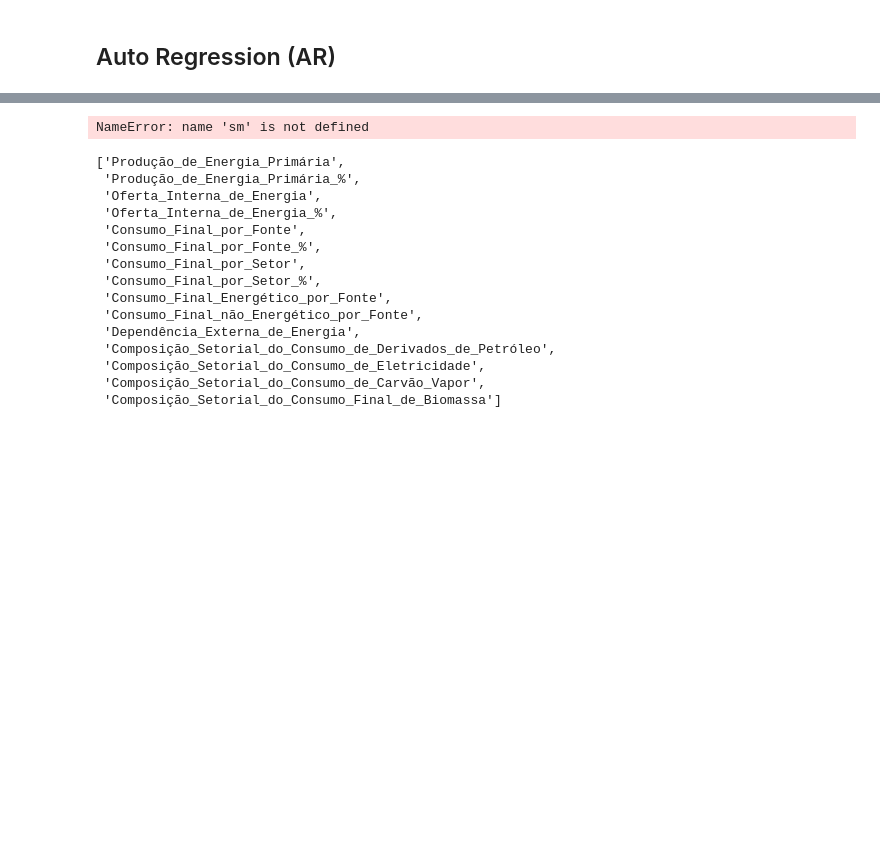
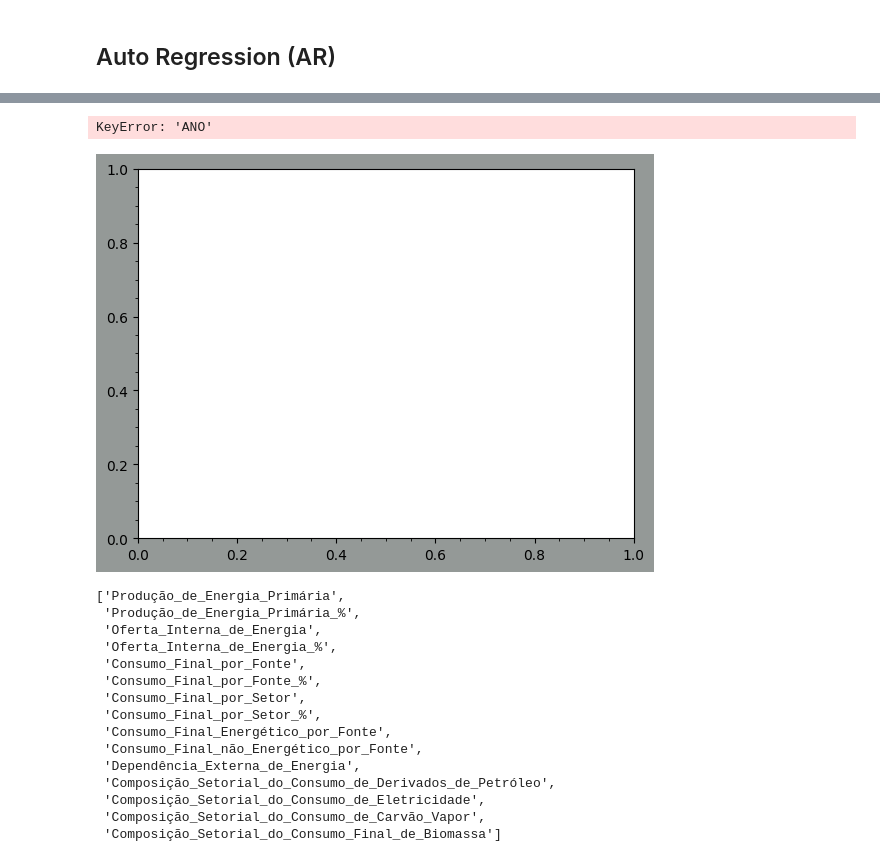
Before and after one commit to scrrpfv/projeto-ip, a Jupyter notebook: Analises/projecao.ipynb, the cells around one changed output, grey strips where cells are left out. Drawn from its saved outputs; the diff is of its cells as text; code cells hidden in the pictures; blank space fills up the shorter version.

Commit message:
Multidata funcional Fiz algumas alterações para poder usar o multidata para projeção Adicionei o pycache no gitignore

```diff
--- a/Analises/projecao.ipynb
+++ b/Analises/projecao.ipynb
@@ -13,7 +13,7 @@ from multidata import *
 # %% [markdown]
 ## Auto Regression (AR)
 # %%
-df = multidata(dict_analise_energetica)
+df = MultiData(dict_analise_energetica)
 # %%
 df[0]
 # %% [output]
@@ -35,5 +35,5 @@ df[0]
 | 51 | 2021 | 203837.857253 | 150386.112756 | 48462.373125 | 2639.624744 | 0.0 | 342.649195 | ... |
 | 52 | 2022 | 211079.310819 | 156397.802022 | 49970.612016 | 2311.042216 | 0 | 516.23987 | ... |
 # %%
-training_data = df[0][:40]
-testing_data = df[0][40:]
+training_data = df[0]['RENOVÁVEL'][:40]
+testing_data = df[0]['RENOVÁVEL'][40:]
@@ -40,9 +56,14 @@ testing_data = df[0][40:]
 # %%
-model = sm.tsa.ar_model.AutoReg(training_data, lags=1)
+model = sm.tsa.ar_model.AutoReg(np.asarray(training_data), lags=1)
 model_fit = model.fit()
-yhat = model_fit.predict()
+yhat = model_fit.predict(0, 80)
-# %% [output]
-NameError: name 'sm' is not defined
+# %%
+single = MultiData({'Forecast': yhat})
+# %%
+single.autoplot(0)
+# %% [output]
+KeyError: 'ANO'
+[figure, added]
 # %%
 df.names
 # %% [output]
```
Also changed, not shown: parts of 1 cell of this notebook, 3 other files.
